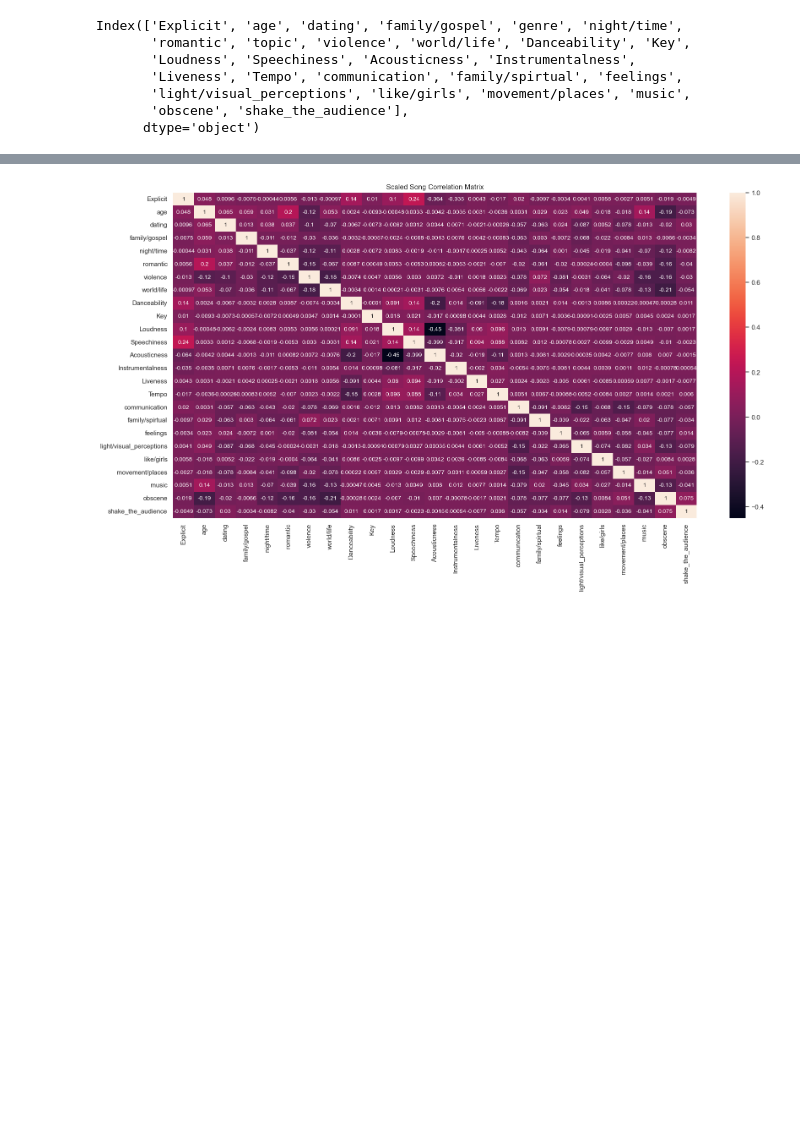
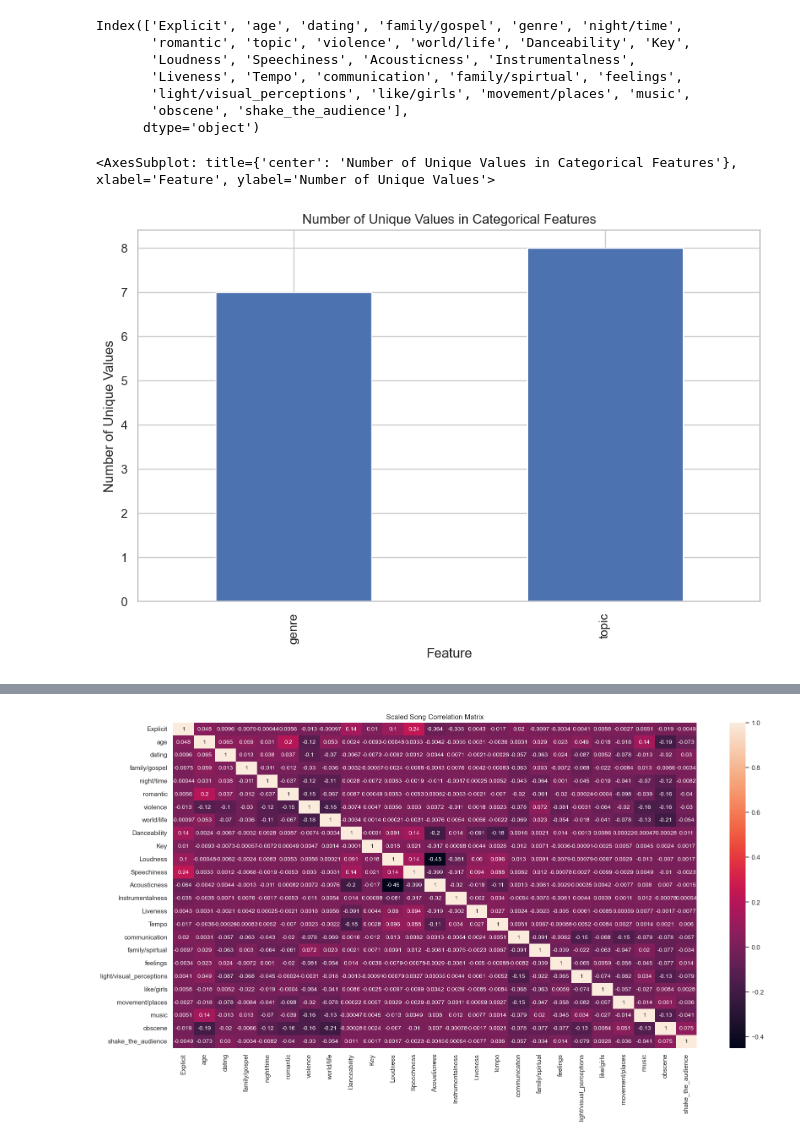
Before and after one commit to sharmista2shastry/W4995-Project-1, a Jupyter notebook: notebook.ipynb, the cells around one changed output, grey strips where cells are left out. Cells and saved outputs as stored; diff of their text form; code cells hidden in the pictures; blank space fills up the shorter version.

```diff
--- a/notebook.ipynb
+++ b/notebook.ipynb
@@ -329,6 +313,12 @@ Index(['Explicit', 'age', 'dating', 'family/gospel', 'genre', 'night/time',
        'light/visual_perceptions', 'like/girls', 'movement/places', 'music',
        'obscene', 'shake_the_audience'],
       dtype='object')
+# %%
+# find number of unique values in each column
+song_X[["genre", "topic"]].nunique().plot(kind='bar', figsize=(10, 6), xlabel='Feature', ylabel='Number of Unique Values', title='Number of Unique Values in Categorical Features')
+# %% [output]
+<AxesSubplot: title={'center': 'Number of Unique Values in Categorical Features'}, xlabel='Feature', ylabel='Number of Unique Values'>
+[figure, added]
 # %%
 # encode labels
 from sklearn.preprocessing import OneHotEncoder
```
Also changed, not shown: parts of 1 cell of this notebook.
